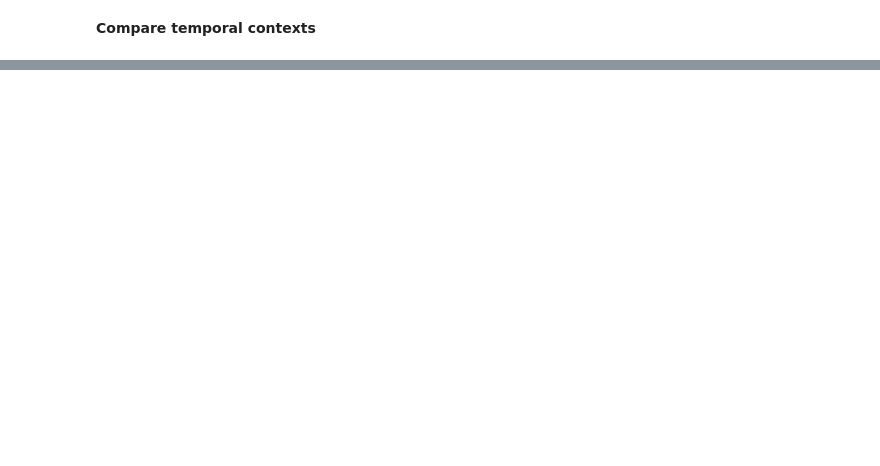
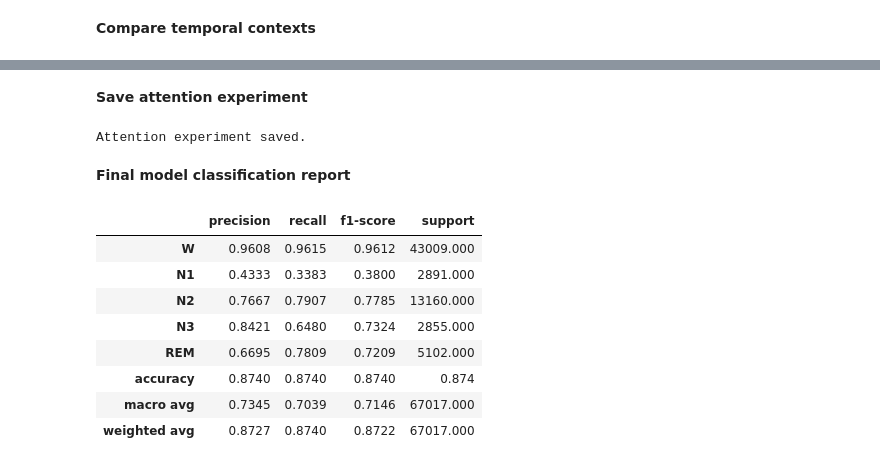
Before and after one commit to ThePral/Sleep-Stage-Prediction, a Jupyter notebook: notebooks/03_sequence_analysis.ipynb, the cells around one changed output, grey strips where cells are left out. Cells and saved outputs as stored; diff of their text form; code cells hidden in the pictures; blank space fills up the shorter version.

Commit message:
added some experiments

```diff
--- a/notebooks/03_sequence_analysis.ipynb
+++ b/notebooks/03_sequence_analysis.ipynb
@@ -2351,0 +3487,79 @@ display(
+# %% [markdown]
+**Save attention experiment**
+# %%
+ATTENTION_DIR = (
+    PROJECT_ROOT
+    / "experiments"
+    / "attention_lstm"
+)
+
+ATTENTION_DIR.mkdir(
+    parents=True,
+    exist_ok=True,
+)
+
+attention_model.save(
+    ATTENTION_DIR
+    / "attention_lstm_32_32_20_epochs.keras"
+)
+
+pd.DataFrame(
+    attention_history.history
+).to_csv(
+    ATTENTION_DIR
+    / "attention_history.csv",
+    index=False,
+)
+
+pd.DataFrame(
+    [attention_metrics]
+).to_csv(
+    ATTENTION_DIR
+    / "attention_metrics.csv",
+    index=False,
+)
+
+print(
+    "Attention experiment saved."
+)
+# %% [output]
+Attention experiment saved.
+# %% [markdown]
+**Final model classification report**
+# %%
+from sklearn.metrics import classification_report
+
+final_classification_report = (
+    classification_report(
+        y_test_20,
+        stacked_predictions,
+        target_names=[
+            "W",
+            "N1",
+            "N2",
+            "N3",
+            "REM",
+        ],
+        digits=4,
+        zero_division=0,
+        output_dict=True,
+    )
+)
+
+final_report_df = pd.DataFrame(
+    final_classification_report
+).T
+
+display(
+    final_report_df.round(4)
+)
+# %% [output]
+|  | precision | recall | f1-score | support |
+| W | 0.9608 | 0.9615 | 0.9612 | 43009.000 |
+| N1 | 0.4333 | 0.3383 | 0.3800 | 2891.000 |
+| N2 | 0.7667 | 0.7907 | 0.7785 | 13160.000 |
+| N3 | 0.8421 | 0.6480 | 0.7324 | 2855.000 |
+| REM | 0.6695 | 0.7809 | 0.7209 | 5102.000 |
+| accuracy | 0.8740 | 0.8740 | 0.8740 | 0.874 |
+| macro avg | 0.7345 | 0.7039 | 0.7146 | 67017.000 |
+| weighted avg | 0.8727 | 0.8740 | 0.8722 | 67017.000 |
```
Also changed, not shown: parts of 105 cells of this notebook, 23 other files.
